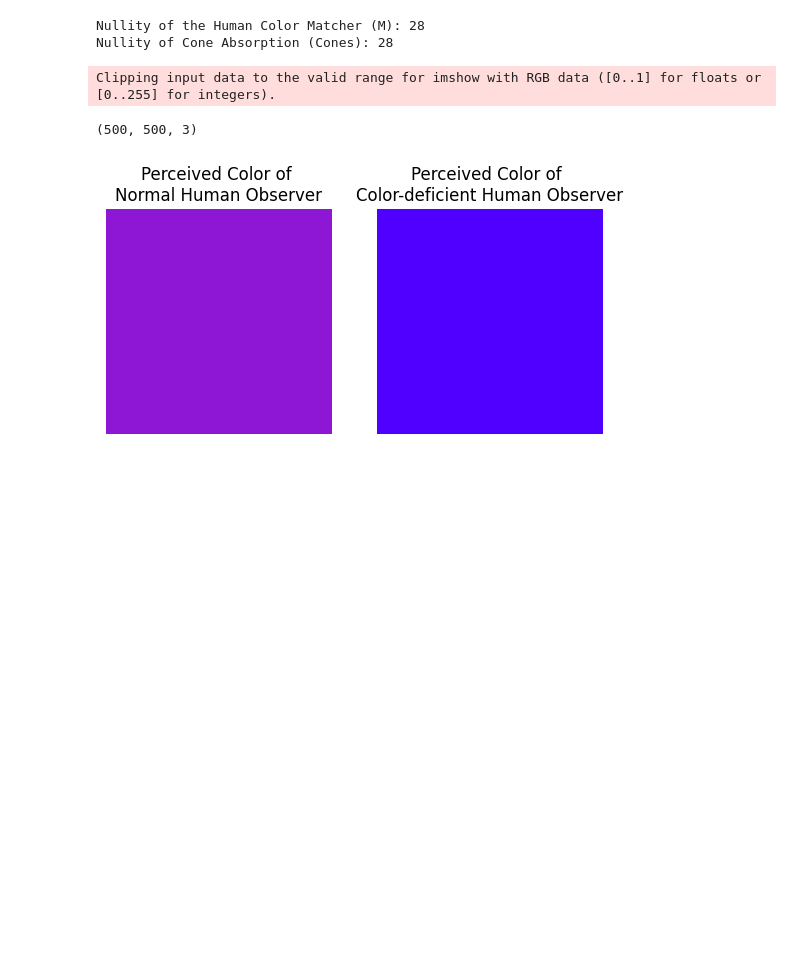
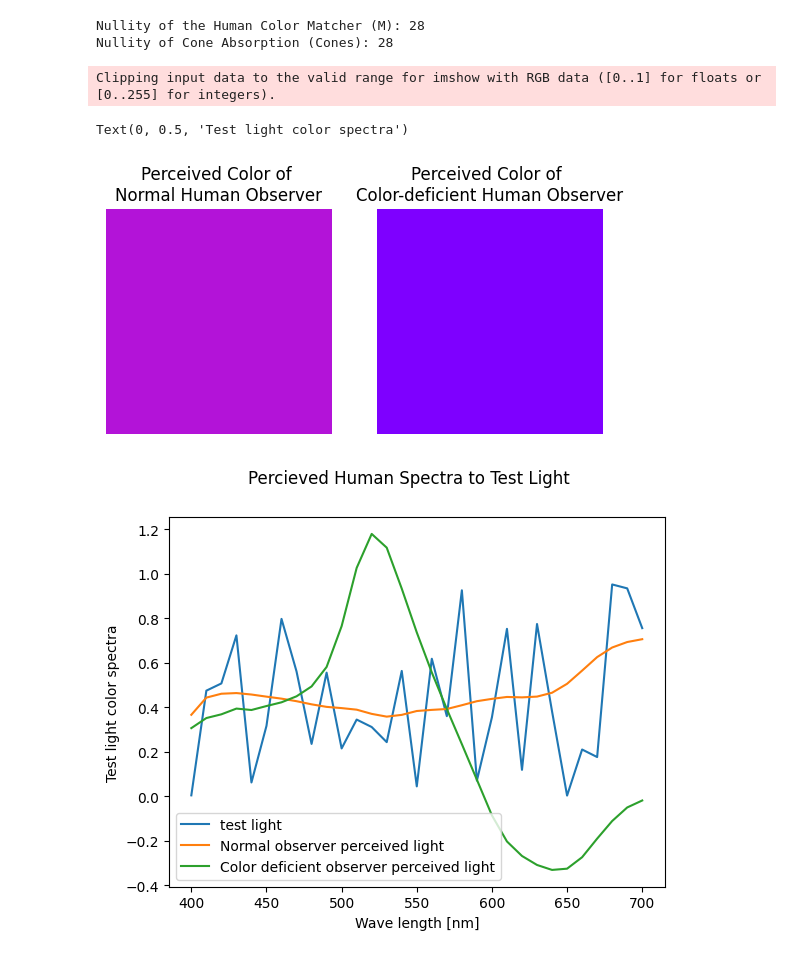
Before and after one commit to juanpbotero98/Homework-Repos, a Jupyter notebook: HW2/Problem_1.ipynb, the cells around one changed output. Cells and saved outputs as stored; diff of their text form; code cells hidden in the pictures; blank space fills up the shorter version.

```diff
--- a/HW2/Problem_1.ipynb
+++ b/HW2/Problem_1.ipynb
@@ -95,33 +95,35 @@ n_perceived = M @ test_light # RGB perceived by normal human observer
 cd_perceived = tri.alt_human_color_matcher(test_light,P) # RGB perceived by a color-deficient human observer
 n_perceived_colorplot = np.stack([np.ones((500,500))*n_perceived[0],np.ones((500,500))*n_perceived[1],np.ones((500,500))*n_perceived[2]],axis=-1)#RGB square matrix for plot
 cd_perceived_colorplot = np.stack([np.ones((500,500))*cd_perceived[0],np.ones((500,500))*cd_perceived[1],np.ones((500,500))*cd_perceived[2]],axis=-1)#RGB square matrix for plot
 fig,axs = plt.subplots(1,2)# Plot perceived colors
 axs[0].imshow(n_perceived_colorplot)
 axs[0].set_title('Perceived Color of \nNormal Human Observer')
 axs[0].axis('off')
 axs[1].imshow(cd_perceived_colorplot)
 axs[1].set_title('Perceived Color of \nColor-deficient Human Observer')
 axs[1].axis('off')
 ## ii) Compute the cone absorption for the test light and for the perceived light (mixture of matchnig primaries)
 ## for both a color-defecient and a normal human observer
 test_light = np.random.rand(31,1)
 avg_coneabs = tri.all_cones@test_light # Average cone absorption for test light
 n_perceived_rgb = M@test_light # Perceived RGB color by normal human observer
 n_perceived_spectra = P@n_perceived_rgb # Perceived color spectra by normal human observer
 n_avg_coneabs_perceived = tri.all_cones@perceived_spectra # Average cone absorption for perceived color spectra by normal human observer
 cd_perceived_rgb = tri.alt_human_color_matcher(test_light,P) # Perceived RGB color by normal human observer
 cd_perceived_spectra = P@cd_perceived_rgb # Perceived color spectra by normal human observer
 cd_avg_coneabs_perceived = tri.all_cones@perceived_spectra # Average cone absorption for perceived color spectra by normal human observer
 ## Plot the spectra together
 freqs = np.linspace(400,700,31)
 fig2,axs2 = plt.subplots()
 fig2.suptitle('Percieved Human Spectra to Test Light')
 axs2.plot(freqs,test_light,label='test light')
-axs2.plot(freqs,test_knob_spectra,label='perceived light')
+axs2.plot(freqs,n_perceived_spectra,label='Normal observer perceived light')
+axs2.plot(freqs,cd_perceived_spectra,label='Color deficient observer perceived light')
 axs2.legend()
 plt.xlabel("Wave length [nm]")
 plt.ylabel("Test light color spectra")
 # %% [output]
 Clipping input data to the valid range for imshow with RGB data ([0..1] for floats or [0..255] for integers).
-(500, 500, 3)
+Text(0, 0.5, 'Test light color spectra')
-[figure, old version]
+[figure, new version]
+[figure, added]
```
Also changed, not shown: parts of 2 cells of this notebook.
